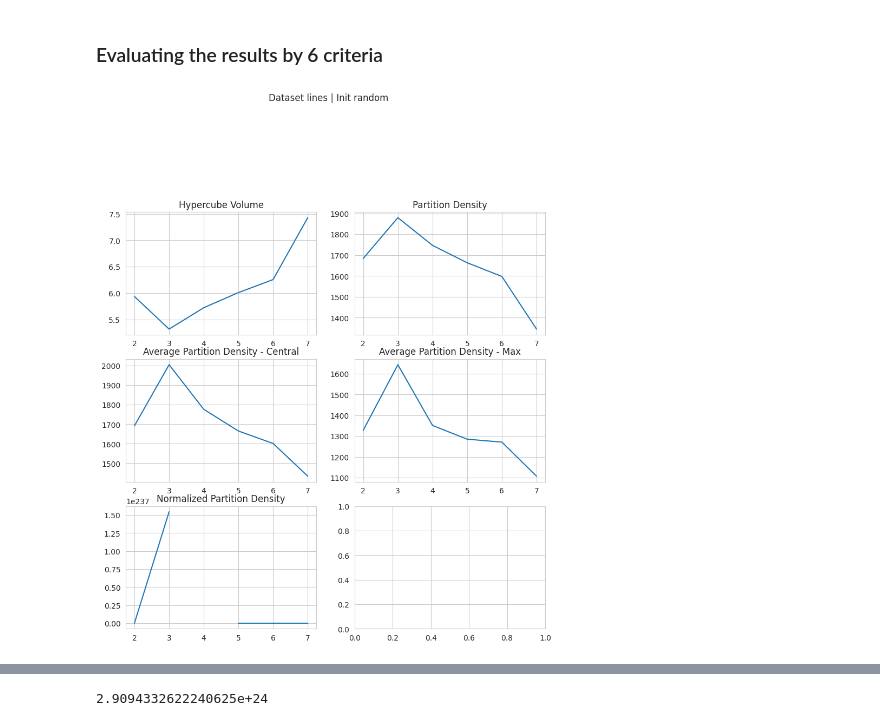
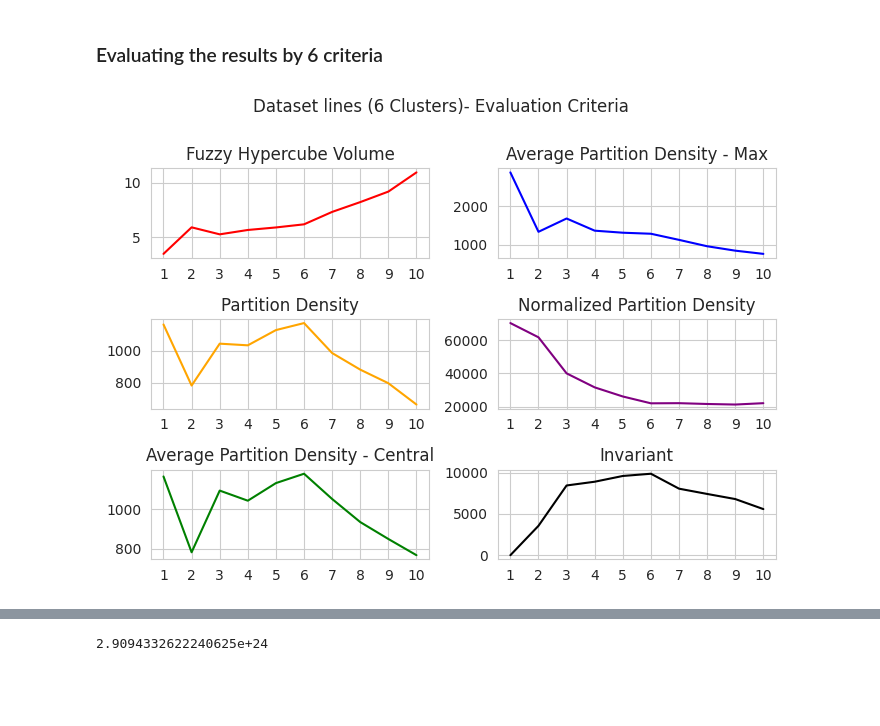
Before and after one commit to omerlux/clustering_course, a Jupyter notebook: tasks.ipynb, the cells around one changed output, grey strips where cells are left out. Saved outputs shown, nothing was run; the diff lists cells and outputs as text; code cells hidden in the pictures; blank space fills up the shorter version.

```diff
--- a/tasks.ipynb
+++ b/tasks.ipynb
@@ -823,14 +675,13 @@ for dataset_name in train_predictions.keys():
     dataset = pd.read_csv(f"dataset_{dataset_name}.csv")
     feat0 = dataset["feature_0"]
     feat1 = dataset["feature_1"]
-    n_groups = list(train_predictions[dataset_name][init_methods[0]].keys())
-    for method in init_methods:
-        fig, axs = plt.subplots(1, 1 + len(n_groups), figsize=(22,4))
-        axs[0].scatter(feat0, feat1, c=train_gt[dataset_name], cmap='viridis')
-        axs[0].set_title("True labels")
-        for i, n_group in enumerate(n_groups, 1):
-            axs[i].scatter(feat0, feat1, c=train_predictions[dataset_name][method][n_group]['y_pred'], s=50, cmap='tab20')
-            axs[i].set_title(f"Predicted labels\nInit {method} | {n_group} Clusters - ")
-        fig.suptitle(f'Dataset {dataset_name}', y=1.1)
-        plt.show()
+    n_clusters = [k for k in train_predictions[dataset_name]['pred'].keys() if type(k) == int]
+    fig, axs = plt.subplots(1, 1 + len(n_clusters), figsize=(28,4))
+    axs[0].scatter(feat0, feat1, c=train_gt[dataset_name], cmap='viridis')
+    axs[0].set_title("True labels")
+    for i, n_cluster in enumerate(n_clusters, 1):
+        axs[i].scatter(feat0, feat1, c=train_predictions[dataset_name]['pred'][n_cluster], s=50, cmap='tab20')
+        axs[i].set_title(f"Predicted labels\n{n_cluster} Clusters - ")
+    fig.suptitle(f'Dataset {dataset_name}', y=1.1)
+    plt.show()
 # %% [output]
@@ -841,36 +694,47 @@ for dataset_name in train_predictions.keys():
 # %%
 # for each dataset_name, init_method - plot the 6 criteria from uofc object for each n_groups as a line graph
 for dataset_name in train_predictions.keys():
     init_methods = list(train_predictions[dataset_name].keys())
     dataset = pd.read_csv(f"dataset_{dataset_name}.csv")
     X = dataset[dataset.columns.drop('label')].values
-    n_groups = list(train_predictions[dataset_name][init_methods[0]].keys())
-    for method in init_methods:
-        fig, axs = plt.subplots(3, 2, figsize=(10, 10))
-        hvs = []
-        pds = []
-        apd_cs = []
-        apd_ms = []
-        norm_ps = []
-        for k in n_groups:
-            uofc = train_predictions[dataset_name][method][k]['model']
-            hvs.append(uofc.fuzzy_hypercube_criteria(X))
-            pds.append(uofc.partition_density_criteria(X))
-            apd_cs.append(uofc.average_partition_density_central_criteria(X))
-            apd_ms.append(uofc.average_partition_density_max_criteria(X))
-            norm_ps.append(uofc.normalized_partition_criteria(X))
-        # plot as a line
-        axs[0, 0].set_title("Fuzzy Hypercube Volume")
-        axs[0, 0].plot(n_groups, hvs, linestyle='-')
-        axs[0, 1].set_title("Partition Density")
-        axs[0, 1].plot(n_groups, pds, linestyle='-')
-        axs[1, 0].set_title("Average Partition Density - Central")
-        axs[1, 0].plot(n_groups, apd_cs, linestyle='-')
-        axs[1, 1].set_title("Average Partition Density - Max")
-        axs[1, 1].plot(n_groups, apd_ms, linestyle='-')
-        axs[2, 0].set_title("Normalized Partition Density")
-        axs[2, 0].plot(n_groups, norm_ps, linestyle='-')
-        fig.suptitle(f'Dataset {dataset_name} | Init {method}', y=1.1)
-        plt.show()
+    gt_clusters = len(dataset['label'].unique())
+    n_clusters = [k for k in train_predictions[dataset_name]['pred'].keys() if type(k) == int]
+
+    fig, axs = plt.subplots(3, 2, figsize=(7, 5))
+    hvs = []
+    pds = []
+    apd_cs = []
+    apd_ms = []
+    norm_ps = []
+    inv = []
+    for k in n_clusters:
+        hvs.append(train_predictions[dataset_name]['metrics'][k]['hv'])
+        pds.append(train_predictions[dataset_name]['metrics'][k]['pd'])
+        apd_cs.append(train_predictions[dataset_name]['metrics'][k]['apd_central'])
+        apd_ms.append(train_predictions[dataset_name]['metrics'][k]['apd_max'])
+        norm_ps.append(train_predictions[dataset_name]['metrics'][k]['np'])
+        inv.append(train_predictions[dataset_name]['metrics'][k]['inv'])
+    # plot as a line
+    axs[0, 0].set_title("Fuzzy Hypercube Volume")
+    axs[0, 0].plot(n_clusters, hvs, linestyle='-', color='red')
+    axs[0, 0].set_xticks(range(1, max_clusters + 1))
+    axs[1, 0].set_title("Partition Density")
+    axs[1, 0].plot(n_clusters, pds, linestyle='-', color='orange')
+    axs[1, 0].set_xticks(range(1, max_clusters + 1))
+    axs[2, 0].set_title("Average Partition Density - Central")
+    axs[2, 0].plot(n_clusters, apd_cs, linestyle='-', color='green')
+    axs[2, 0].set_xticks(range(1, max_clusters + 1))
+    axs[0, 1].set_title("Average Partition Density - Max")
+    axs[0, 1].plot(n_clusters, apd_ms, linestyle='-', color='blue')
+    axs[0, 1].set_xticks(range(1, max_clusters + 1))
+    axs[1, 1].set_title("Normalized Partition Density")
+    axs[1, 1].plot(n_clusters, norm_ps, linestyle='-', color='purple')
+    axs[1, 1].set_xticks(range(1, max_clusters + 1))
+    axs[2, 1].set_title("Invariant")
+    axs[2, 1].plot(n_clusters, inv, linestyle='-', color='black')
+    axs[2, 1].set_xticks(range(1, max_clusters + 1))
+    fig.suptitle(f'Dataset {dataset_name} ({gt_clusters} Clusters)- Evaluation Criteria', y=1)
+    plt.tight_layout()
+    plt.show()
 # %% [output]
-[figure, old version]
+[figure, new version]
```
Also changed, not shown: parts of 11 cells of this notebook, 1 other file.
